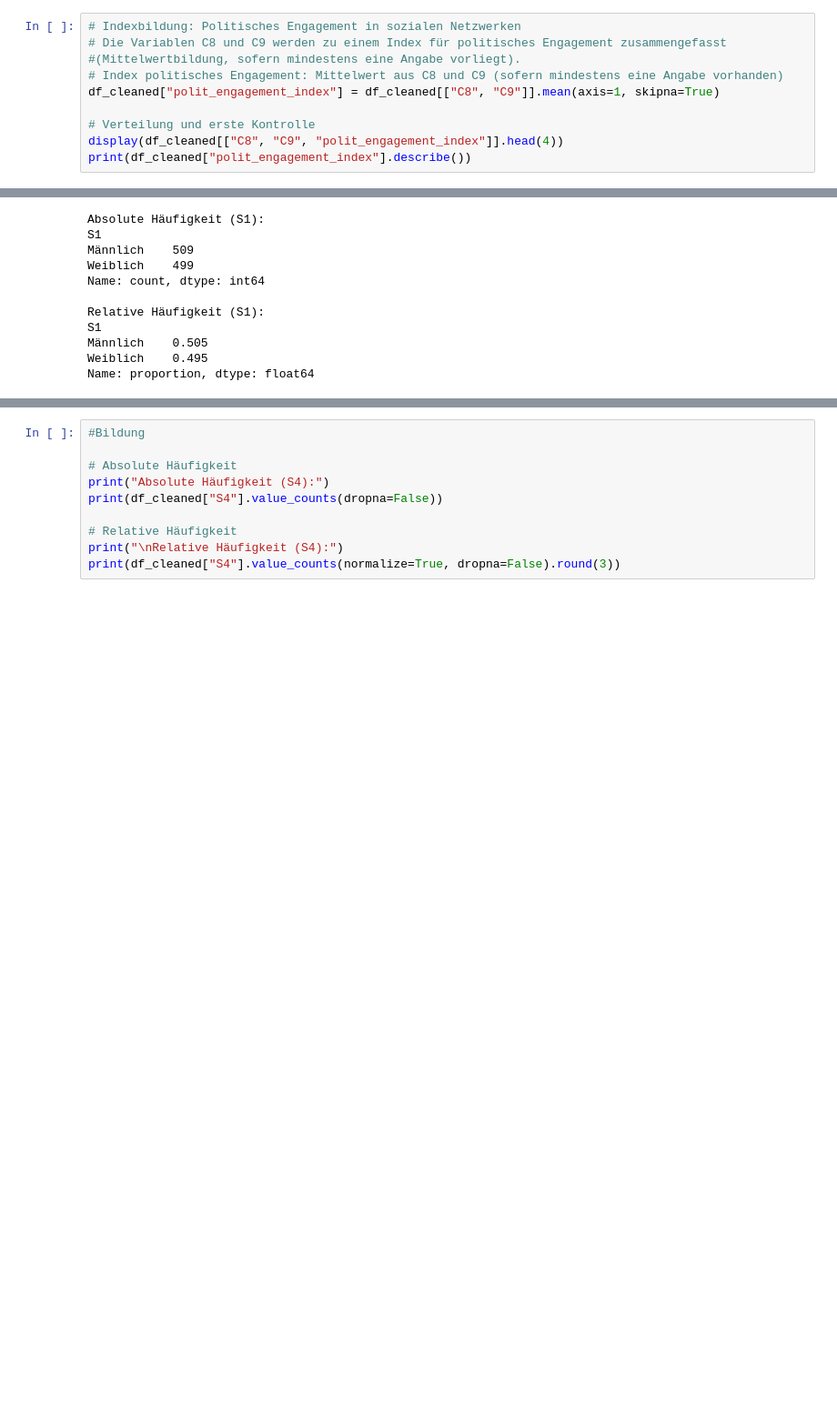
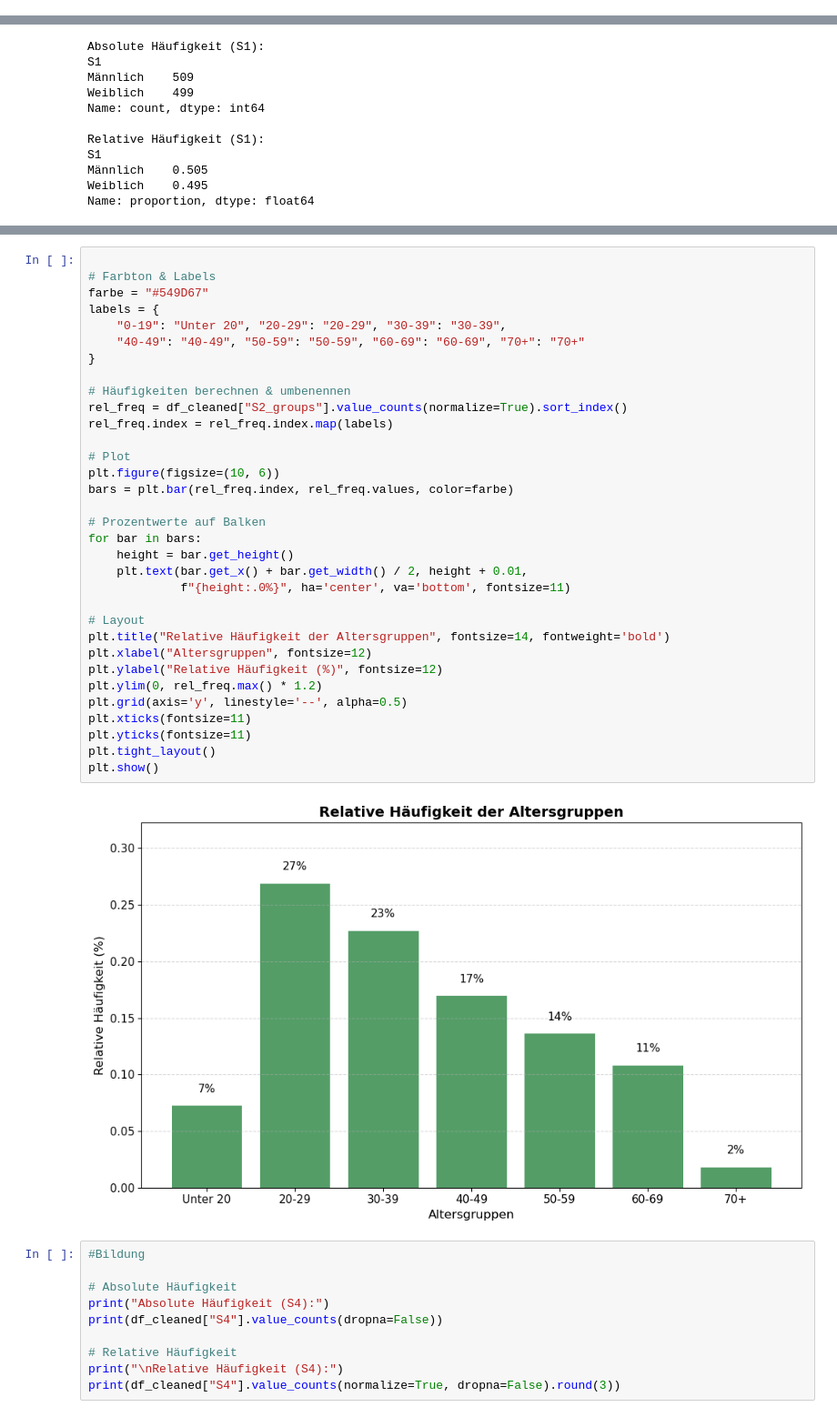
Before and after one commit to lara-polat/python_kurs, a Jupyter notebook: Project_Datenbereinigung.ipynb, the cells around one changed output, grey strips where cells are left out. Shown at 91% size. Cells and saved outputs as stored; diff of their text form; blank space fills up the shorter version.

Commit message:
Feedback vom Referat einarbeiten: Visualisierungen & Regressionen

```diff
--- a/Project_Datenbereinigung.ipynb
+++ b/Project_Datenbereinigung.ipynb
@@ -992,10 +867,0 @@ Cronbachs Alpha für C8 & C9: 0.792
-# %%
-# Indexbildung: Politisches Engagement in sozialen Netzwerken
-# Die Variablen C8 und C9 werden zu einem Index für politisches Engagement zusammengefasst
-#(Mittelwertbildung, sofern mindestens eine Angabe vorliegt).
-# Index politisches Engagement: Mittelwert aus C8 und C9 (sofern mindestens eine Angabe vorhanden)
-df_cleaned["polit_engagement_index"] = df_cleaned[["C8", "C9"]].mean(axis=1, skipna=True)
-
-# Verteilung und erste Kontrolle
-display(df_cleaned[["C8", "C9", "polit_engagement_index"]].head(4))
-print(df_cleaned["polit_engagement_index"].describe())
@@ -1230,3 +892,38 @@ plt.show()
+# %%
+
+# Farbton & Labels
+farbe = "#549D67"
+labels = {
+    "0-19": "Unter 20", "20-29": "20-29", "30-39": "30-39",
+    "40-49": "40-49", "50-59": "50-59", "60-69": "60-69", "70+": "70+"
+}
+
+# Häufigkeiten berechnen & umbenennen
+rel_freq = df_cleaned["S2_groups"].value_counts(normalize=True).sort_index()
+rel_freq.index = rel_freq.index.map(labels)
+
+# Plot
+plt.figure(figsize=(10, 6))
+bars = plt.bar(rel_freq.index, rel_freq.values, color=farbe)
+
+# Prozentwerte auf Balken
+for bar in bars:
+    height = bar.get_height()
+    plt.text(bar.get_x() + bar.get_width() / 2, height + 0.01,
+             f"{height:.0%}", ha='center', va='bottom', fontsize=11)
+
+# Layout
+plt.title("Relative Häufigkeit der Altersgruppen", fontsize=14, fontweight='bold')
+plt.xlabel("Altersgruppen", fontsize=12)
+plt.ylabel("Relative Häufigkeit (%)", fontsize=12)
+plt.ylim(0, rel_freq.max() * 1.2)
+plt.grid(axis='y', linestyle='--', alpha=0.5)
+plt.xticks(fontsize=11)
+plt.yticks(fontsize=11)
+plt.tight_layout()
+plt.show()
+# %% [output]
+[figure, added]
 # %%
 #Bildung
 
```
Also changed, not shown: parts of 69 cells of this notebook.
